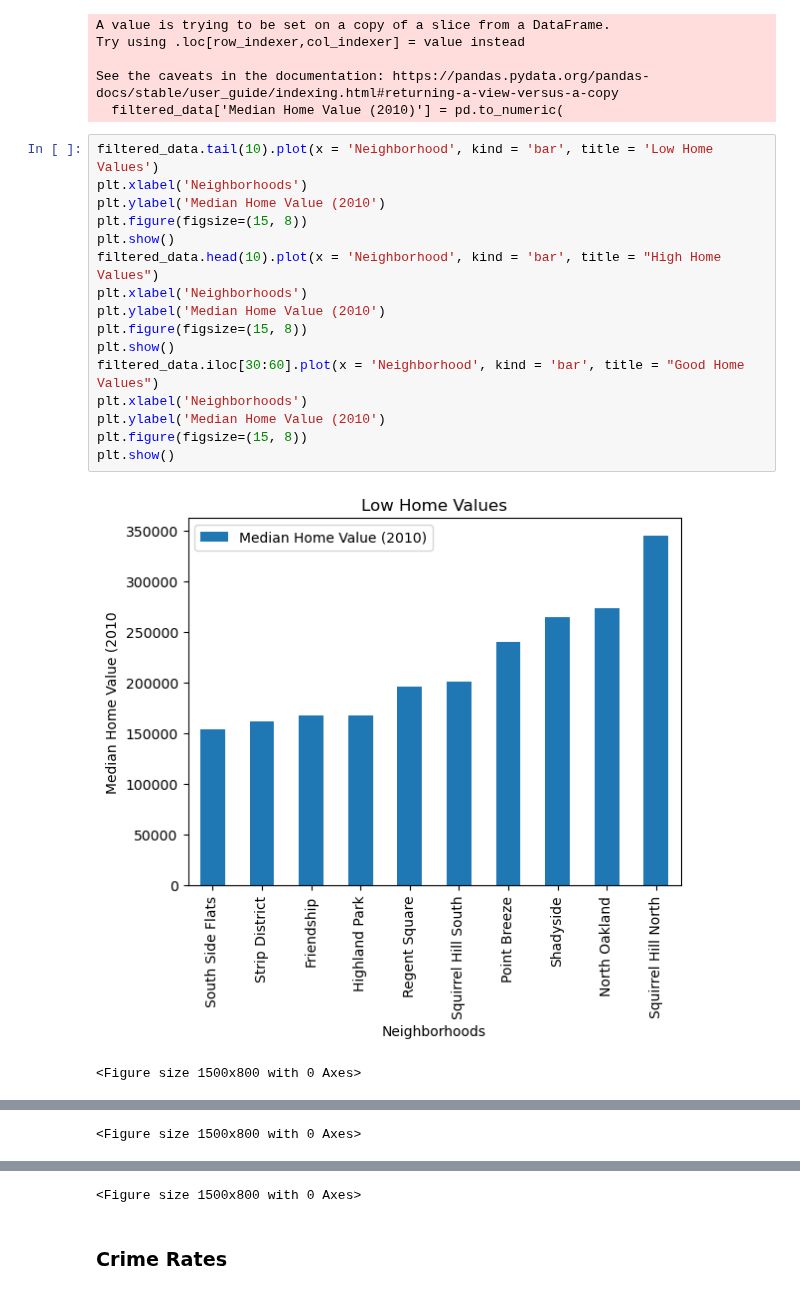
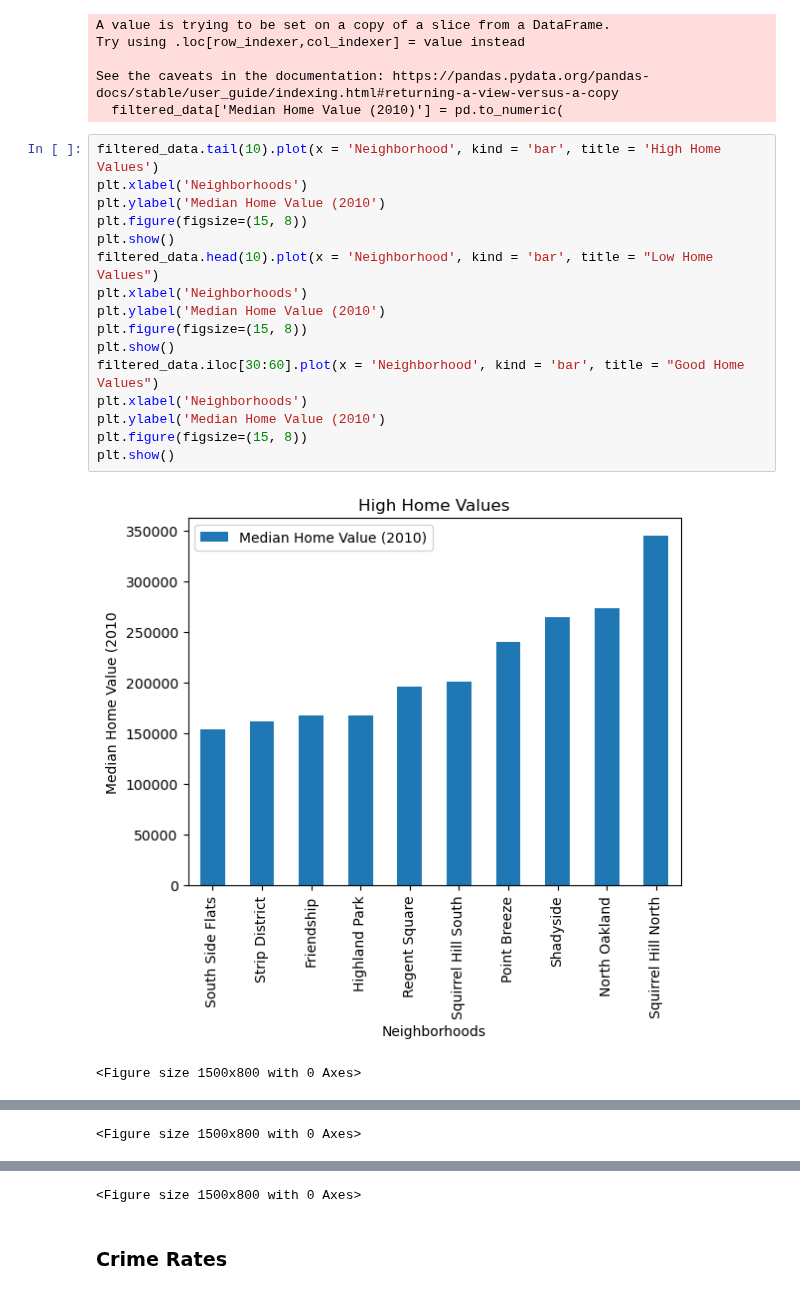
Before and after one commit to nschaab2005/CMPINF-0010-Final-Project, a Jupyter notebook: Presentation-Final.ipynb, the cells around one changed output, grey strips where cells are left out. Drawn from its saved outputs; the diff is of its cells as text.

```diff
--- a/Presentation-Final.ipynb
+++ b/Presentation-Final.ipynb
@@ -244,21 +244,21 @@ Try using .loc[row_indexer,col_indexer] = value instead
 See the caveats in the documentation: https://pandas.pydata.org/pandas-docs/stable/user_guide/indexing.html#returning-a-view-versus-a-copy
   filtered_data['Median Home Value (2010)'] = pd.to_numeric(
 # %%
-filtered_data.tail(10).plot(x = 'Neighborhood', kind = 'bar', title = 'Low Home Values')
+filtered_data.tail(10).plot(x = 'Neighborhood', kind = 'bar', title = 'High Home Values')
 plt.xlabel('Neighborhoods')
 plt.ylabel('Median Home Value (2010')
 plt.figure(figsize=(15, 8))
 plt.show()
-filtered_data.head(10).plot(x = 'Neighborhood', kind = 'bar', title = "High Home Values")
+filtered_data.head(10).plot(x = 'Neighborhood', kind = 'bar', title = "Low Home Values")
 plt.xlabel('Neighborhoods')
 plt.ylabel('Median Home Value (2010')
 plt.figure(figsize=(15, 8))
 plt.show()
 filtered_data.iloc[30:60].plot(x = 'Neighborhood', kind = 'bar', title = "Good Home Values")
 plt.xlabel('Neighborhoods')
 plt.ylabel('Median Home Value (2010')
 plt.figure(figsize=(15, 8))
 plt.show()
 # %% [output]
-[figure, old version]
+[figure, new version]
 <Figure size 1500x800 with 0 Axes>
```
Also changed, not shown: parts of 1 cell of this notebook.
